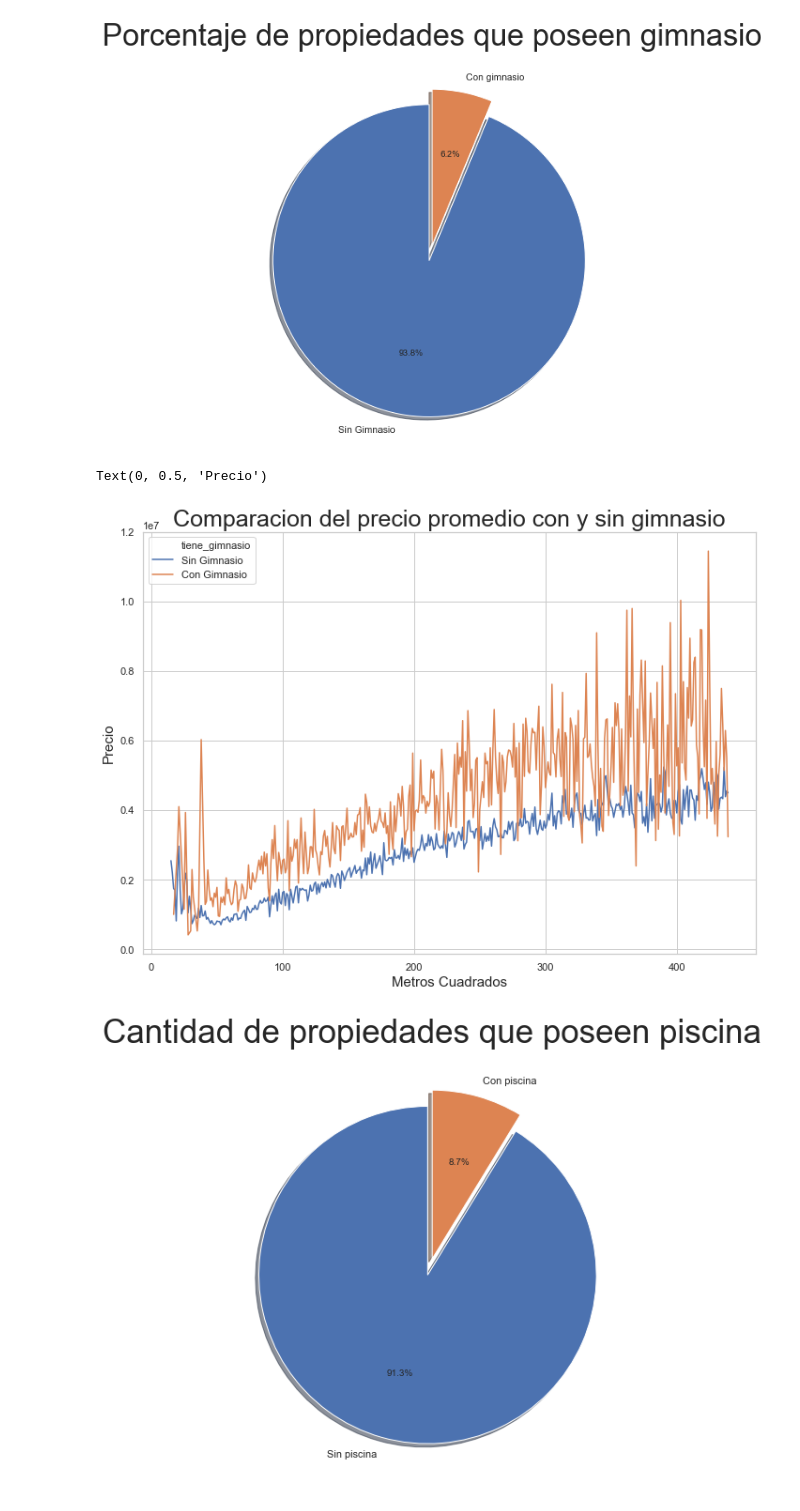
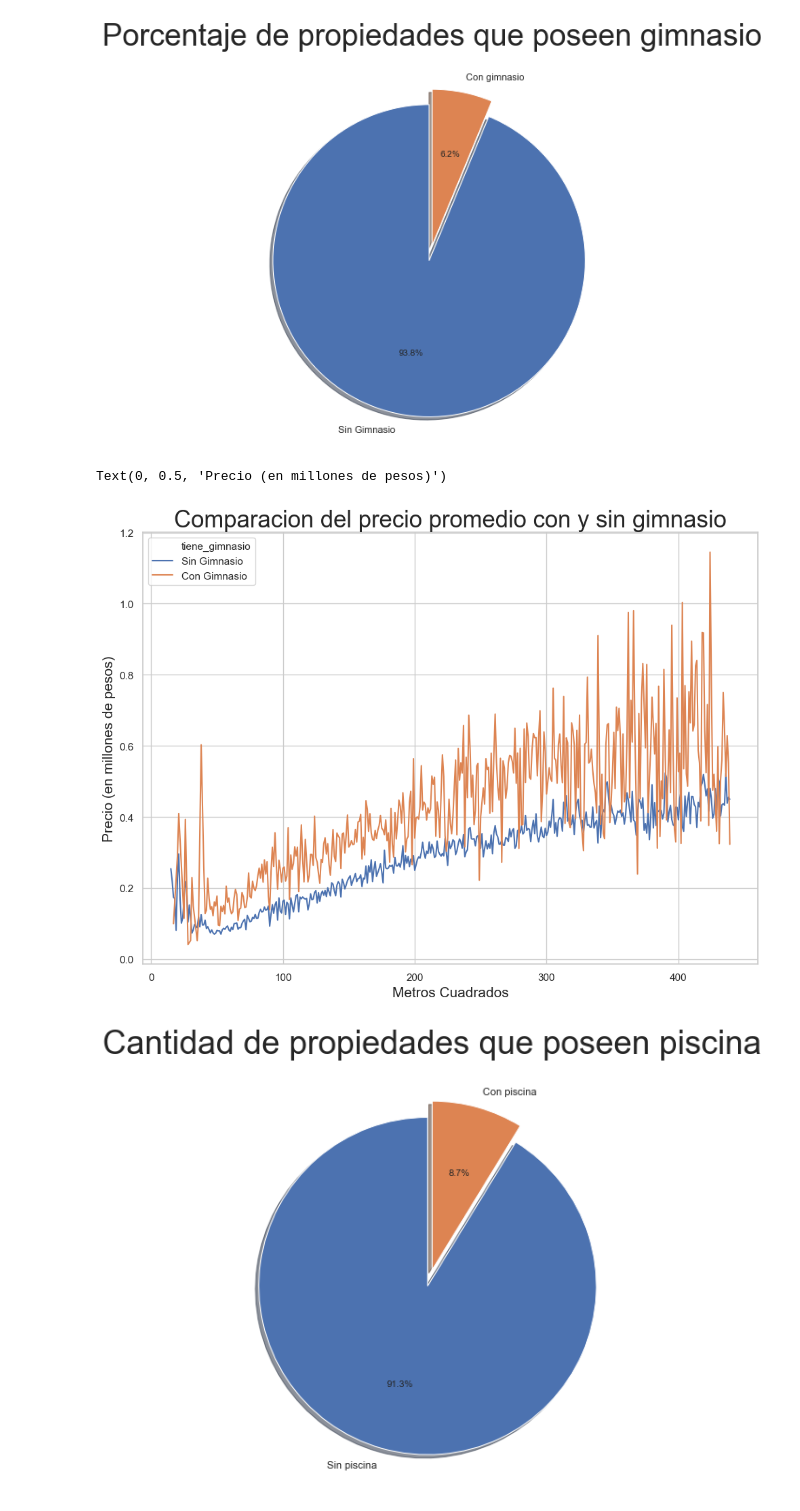
Before and after one commit to patopizzini/Organizacion_Datos_2C2019, a Jupyter notebook: TP1/TP1 Pato.ipynb, the cells around one changed output. Cells and saved outputs as stored; diff of their text form; code cells hidden in the pictures.

Commit message:
arreglado precios en millones

```diff
--- a/TP1/TP1 Pato.ipynb
+++ b/TP1/TP1 Pato.ipynb
@@ -52,22 +53,24 @@ plt.show()
 # %%
 gimnasio_df = zonaprop.groupby(['metrostotales','gimnasio']).mean()[['precio']].reset_index()
 gimnasio_df['tiene_gimnasio'] = 'Sin Gimnasio'
 gimnasio_df.loc[gimnasio_df['gimnasio'] == 1,'tiene_gimnasio'] = 'Con Gimnasio'
 
+gimnasio_df['precio'] = gimnasio_df['precio']/10000000
 #Relacion metros cuadrados / precio promedio entre propiedades con y sin piscina
 
 # Tamaño para hojas A4.
 fig, ax = plt.subplots()
 fig.set_size_inches(11.7, 8.27)
 
+
 sns.lineplot(x="metrostotales", y="precio", data=gimnasio_df, hue="tiene_gimnasio", color='blue')
 ax = plt.gca()
 ax.set_title("Comparacion del precio promedio con y sin gimnasio", fontsize=25)
 ax.set_xlabel("Metros Cuadrados",fontsize=15)
-ax.set_ylabel("Precio", fontsize=15)
+ax.set_ylabel("Precio (en millones de pesos)", fontsize=15)
 # %% [output]
-Text(0, 0.5, 'Precio')
+Text(0, 0.5, 'Precio (en millones de pesos)')
-[figure, old version]
+[figure, new version]
 # %%
 #Obtenemos las cantidades de propiedades con piscina
 conPiscina = (zonaprop[zonaprop['piscina'] == 1]).gimnasio.count()
```
Also changed, not shown: parts of 4 cells of this notebook.
